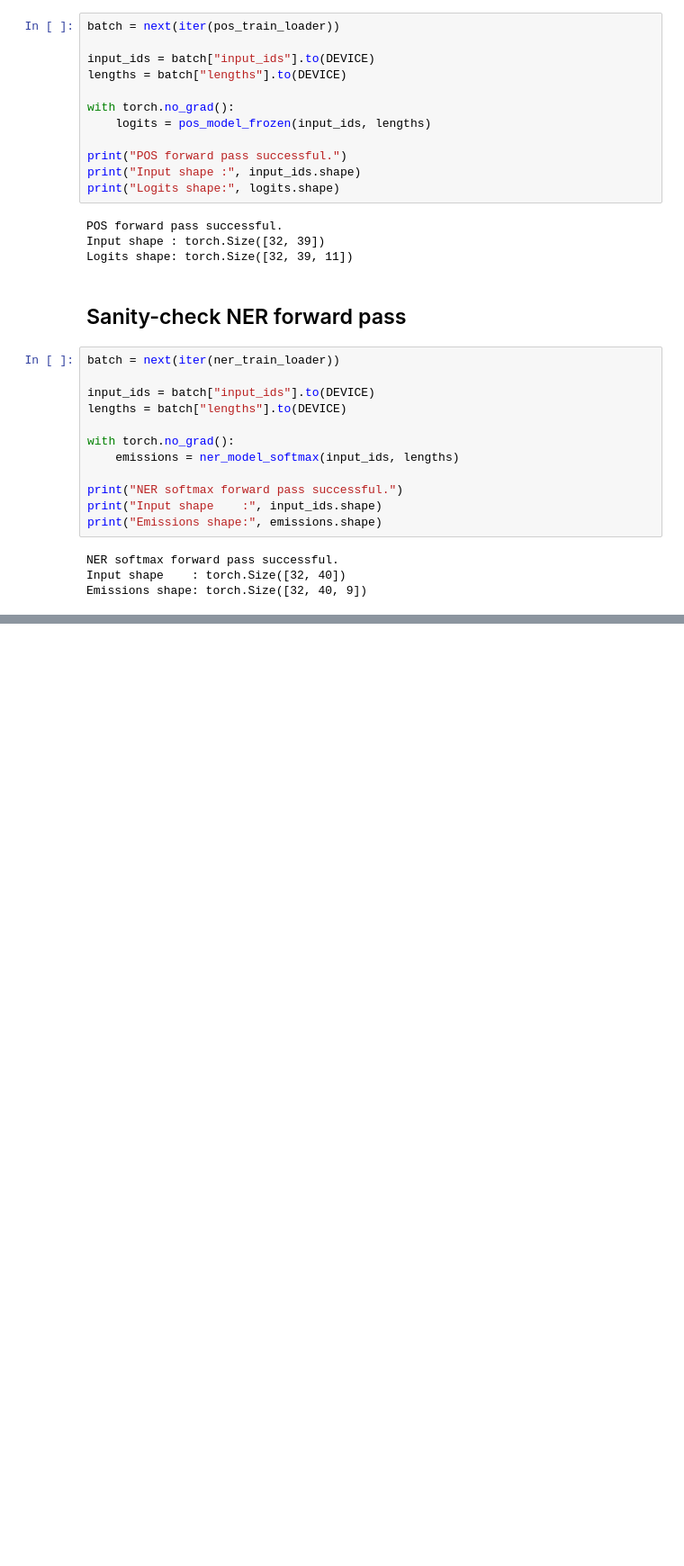
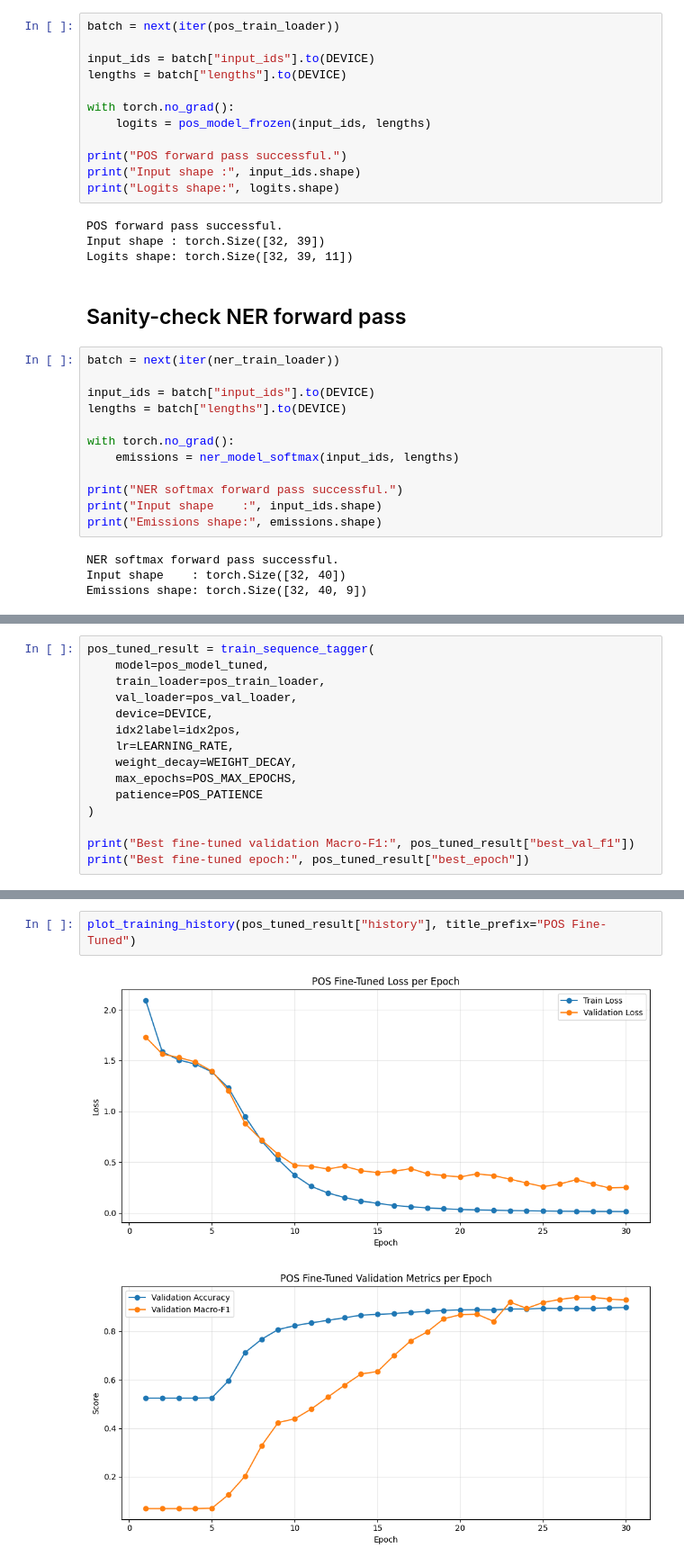
Before and after one commit to Sameer-Khan08/NLP-Assignment-2, a Jupyter notebook: Sequence Labeling POS Tagging & NER/Sequence Labeling.ipynb, the cells around one changed output, grey strips where cells are left out. Shown at 90% size. Drawn from its saved outputs; the diff is of its cells as text; blank space fills up the shorter version.

```diff
--- a/Sequence Labeling POS Tagging & NER/Sequence Labeling.ipynb
+++ b/Sequence Labeling POS Tagging & NER/Sequence Labeling.ipynb
@@ -496,0 +565,15 @@ Emissions shape: torch.Size([32, 40, 9])
+# %%
+pos_tuned_result = train_sequence_tagger(
+    model=pos_model_tuned,
+    train_loader=pos_train_loader,
+    val_loader=pos_val_loader,
+    device=DEVICE,
+    idx2label=idx2pos,
+    lr=LEARNING_RATE,
+    weight_decay=WEIGHT_DECAY,
+    max_epochs=POS_MAX_EPOCHS,
+    patience=POS_PATIENCE
+)
+
+print("Best fine-tuned validation Macro-F1:", pos_tuned_result["best_val_f1"])
+print("Best fine-tuned epoch:", pos_tuned_result["best_epoch"])
@@ -496,0 +598,5 @@ Emissions shape: torch.Size([32, 40, 9])
+# %%
+plot_training_history(pos_tuned_result["history"], title_prefix="POS Fine-Tuned")
+# %% [output]
+[figure, added]
+[figure, added]
```
Also changed, not shown: parts of 24 cells of this notebook, 1 other file.
